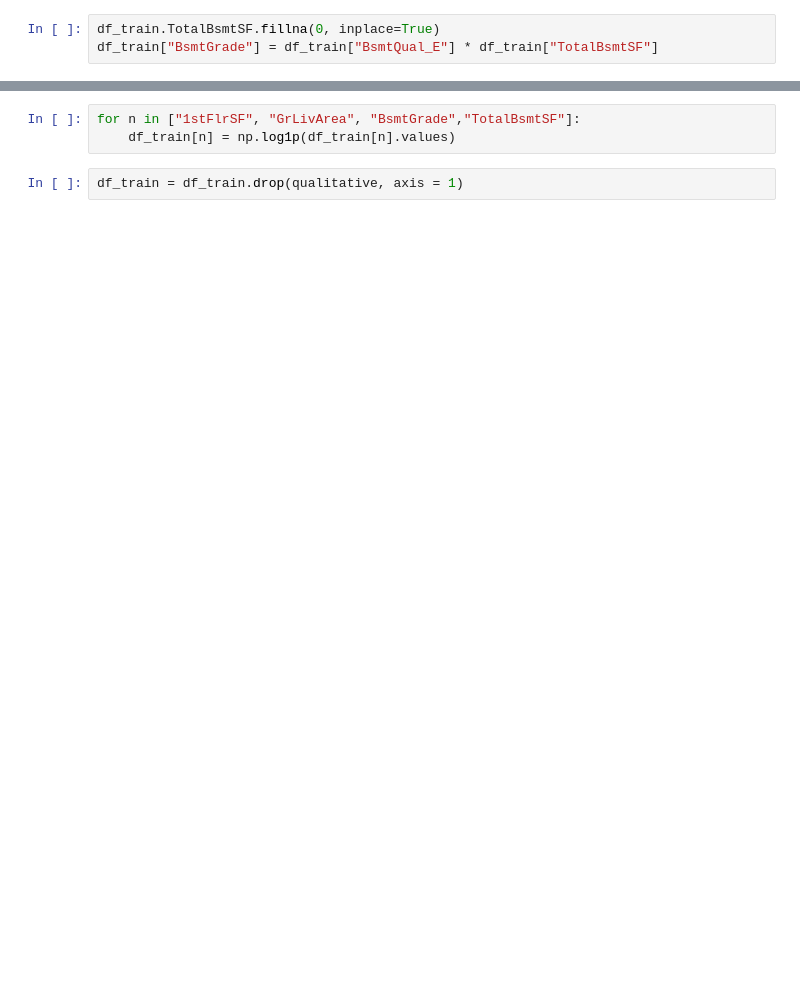
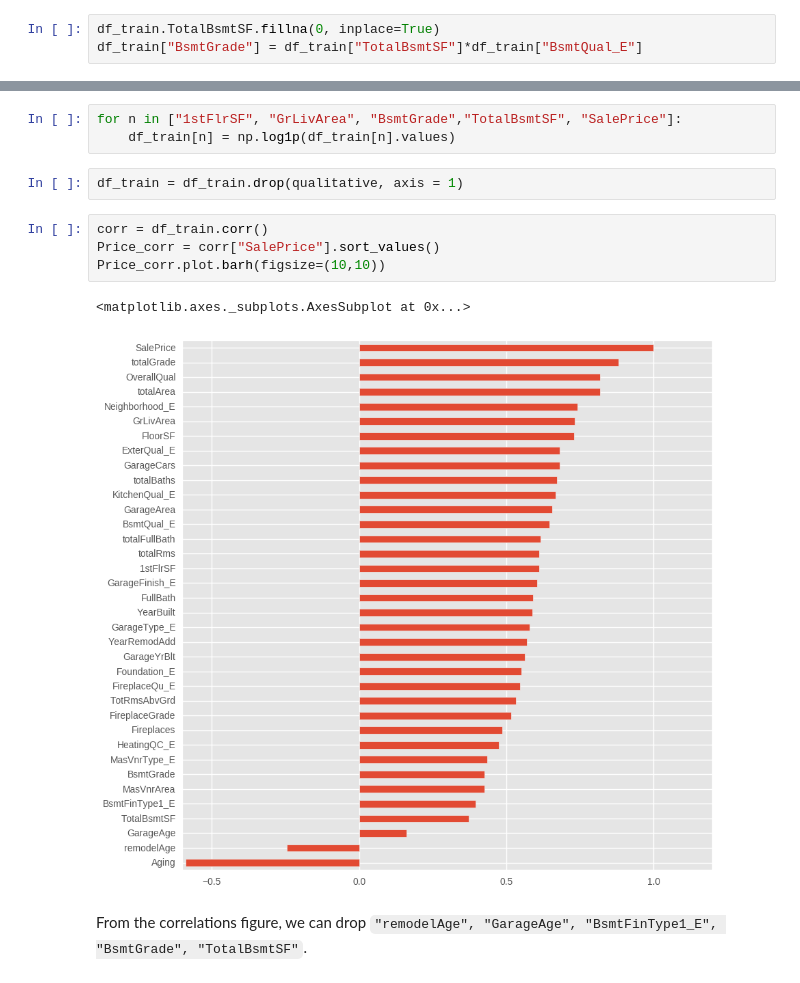
Before and after one commit to dolremi/Housing_Price, a Jupyter notebook: notebook/Data/Derived_features.ipynb, the cells around one changed output, grey strips where cells are left out. Saved outputs shown, nothing was run; the diff lists cells and outputs as text; blank space fills up the shorter version.

```diff
--- a/notebook/Data/Derived_features.ipynb
+++ b/notebook/Data/Derived_features.ipynb
@@ -217,6 +223,6 @@ simple_violin("FireplaceGrade", (6,8))
 A new feature can multiple the Basement Area and quality.
 # %%
 df_train.TotalBsmtSF.fillna(0, inplace=True)
-df_train["BsmtGrade"] = df_train["BsmtQual_E"] * df_train["TotalBsmtSF"]
+df_train["BsmtGrade"] = df_train["TotalBsmtSF"]*df_train["BsmtQual_E"]
 # %%
 plot_univariate_dist(df_train, "BsmtGrade")
@@ -228,7 +238,16 @@ Log transform is needed.
 for t in ["GarageCars", "GarageArea", "MasVnrArea"]:
     df_train[t].fillna(0, inplace=True)
 # %%
-for n in ["1stFlrSF", "GrLivArea", "BsmtGrade","TotalBsmtSF"]:
+for n in ["1stFlrSF", "GrLivArea", "BsmtGrade","TotalBsmtSF", "SalePrice"]:
     df_train[n] = np.log1p(df_train[n].values)
 # %%
 df_train = df_train.drop(qualitative, axis = 1)
+# %%
+corr = df_train.corr()
+Price_corr = corr["SalePrice"].sort_values()
+Price_corr.plot.barh(figsize=(10,10))
+# %% [output]
+<matplotlib.axes._subplots.AxesSubplot at 0x...>
+[figure, added]
+# %% [markdown]
+From the correlations figure, we can drop `"remodelAge", "GarageAge", "BsmtFinType1_E", "BsmtGrade", "TotalBsmtSF"`.
```
Also changed, not shown: parts of 15 cells of this notebook, 5 other files.
